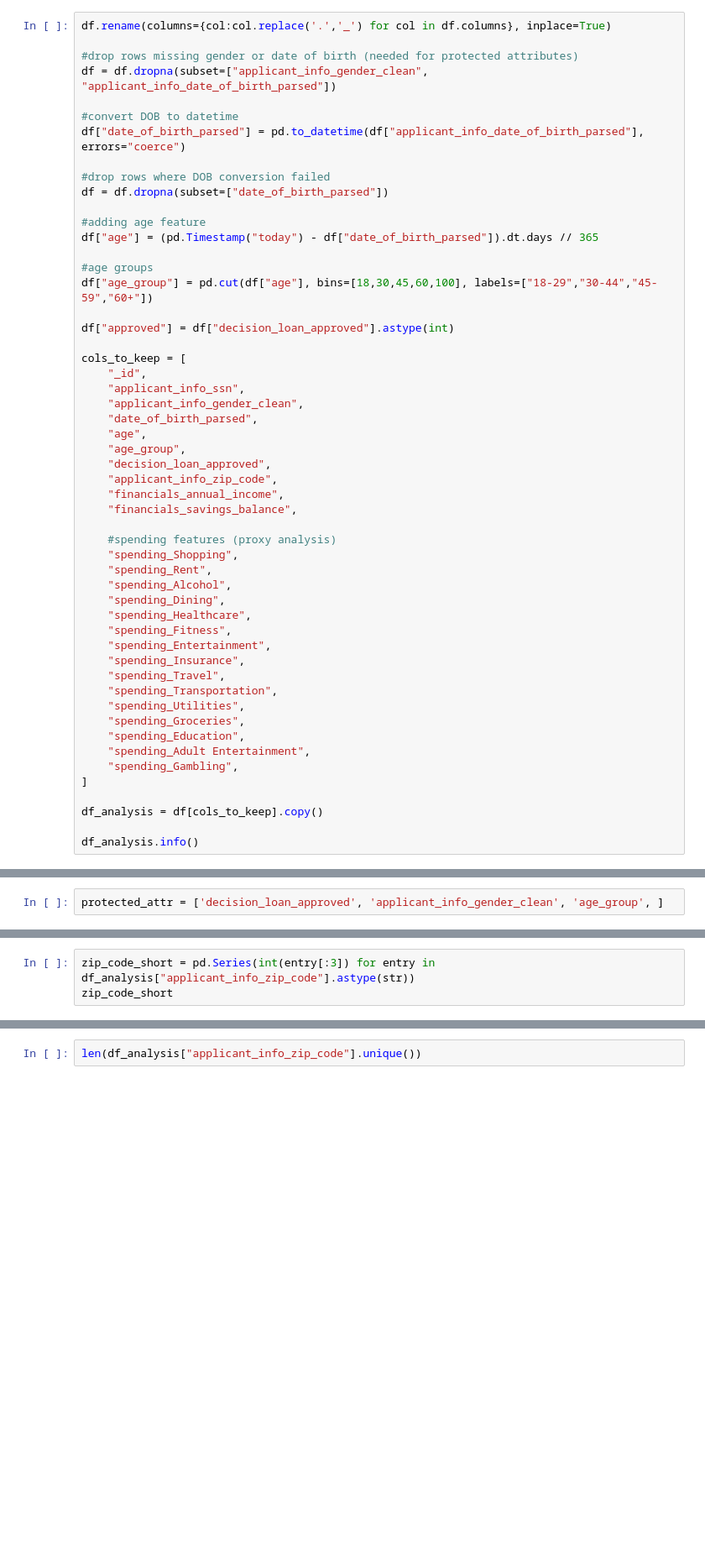
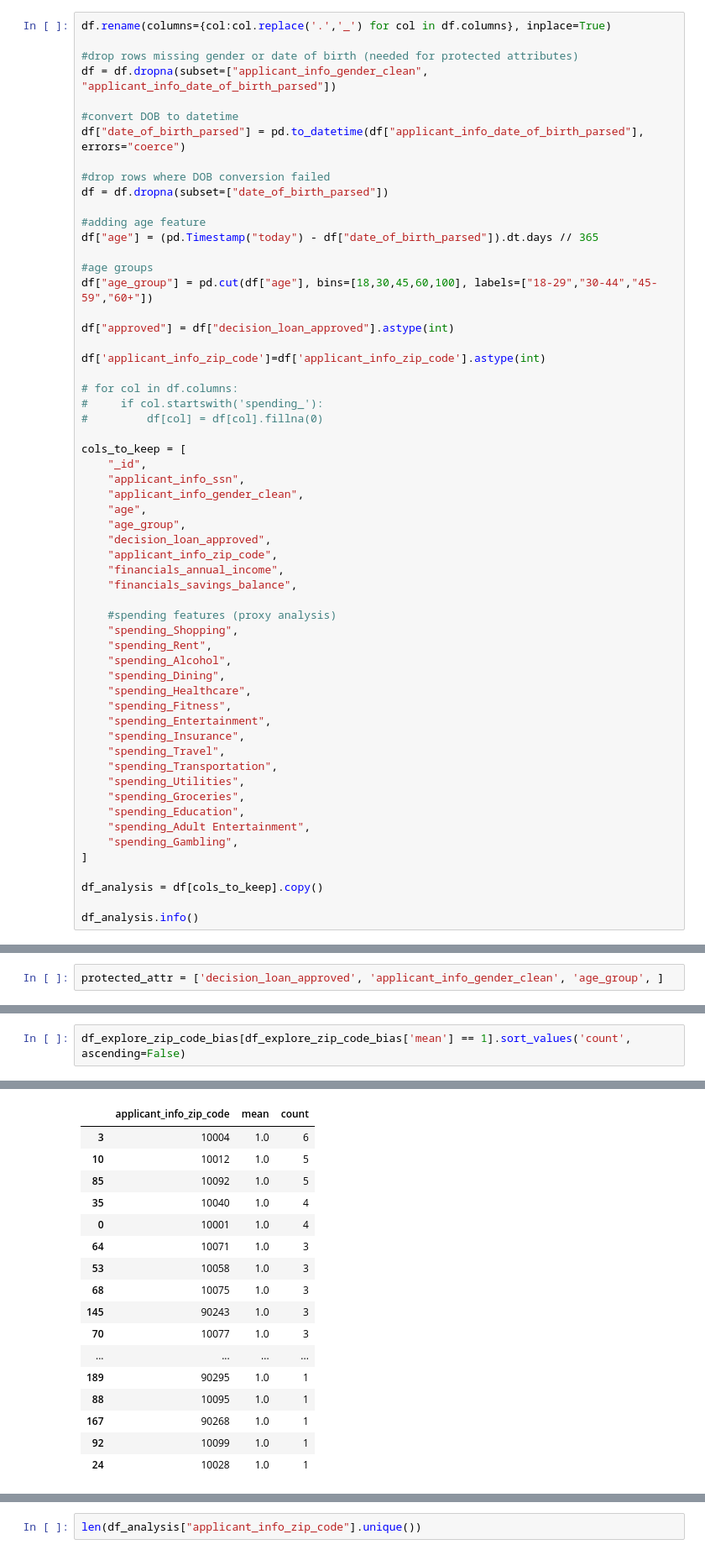
Before and after one commit to RubenVet9938/dego-project-team8, a Jupyter notebook: notebooks/02-bias-analysis.ipynb, the cells around one changed output, grey strips where cells are left out. Shown at 84% size. Drawn from its saved outputs; the diff is of its cells as text; blank space fills up the shorter version.

Commit message:
-zip code analysis

```diff
--- a/notebooks/02-bias-analysis.ipynb
+++ b/notebooks/02-bias-analysis.ipynb
@@ -154,11 +164,16 @@ df["age_group"] = pd.cut(df["age"], bins=[18,30,45,60,100], labels=["18-29","30-
 
 df["approved"] = df["decision_loan_approved"].astype(int)
 
+df['applicant_info_zip_code']=df['applicant_info_zip_code'].astype(int)
+
+# for col in df.columns:
+#     if col.startswith('spending_'):
+#         df[col] = df[col].fillna(0)
+
 cols_to_keep = [
     "_id",
     "applicant_info_ssn",
     "applicant_info_gender_clean",
-    "date_of_birth_parsed",
     "age",
     "age_group",
     "decision_loan_approved",
@@ -351,6 +366,5 @@ sns.histplot(data=df_explore_zip_code_bias, x="mean")
 <Axes: xlabel='mean', ylabel='Count'>
 [figure]
 # %%
-zip_code_short = pd.Series(int(entry[:3]) for entry in df_analysis["applicant_info_zip_code"].astype(str))
-zip_code_short
+df_explore_zip_code_bias[df_explore_zip_code_bias['mean'] == 1].sort_values('count', ascending=False)
 # %% [output]
@@ -369 +371,18 @@ Length: 495, dtype: int64
+|  | applicant_info_zip_code | mean | count |
+| 3 | 10004 | 1.0 | 6 |
+| 10 | 10012 | 1.0 | 5 |
+| 85 | 10092 | 1.0 | 5 |
+| 35 | 10040 | 1.0 | 4 |
+| 0 | 10001 | 1.0 | 4 |
+| 64 | 10071 | 1.0 | 3 |
+| 53 | 10058 | 1.0 | 3 |
+| 68 | 10075 | 1.0 | 3 |
+| 145 | 90243 | 1.0 | 3 |
+| 70 | 10077 | 1.0 | 3 |
+| ... | ... | ... | ... |
+| 189 | 90295 | 1.0 | 1 |
+| 88 | 10095 | 1.0 | 1 |
+| 167 | 90268 | 1.0 | 1 |
+| 92 | 10099 | 1.0 | 1 |
+| 24 | 10028 | 1.0 | 1 |
 # %%
```
Also changed, not shown: parts of 6 cells of this notebook.
